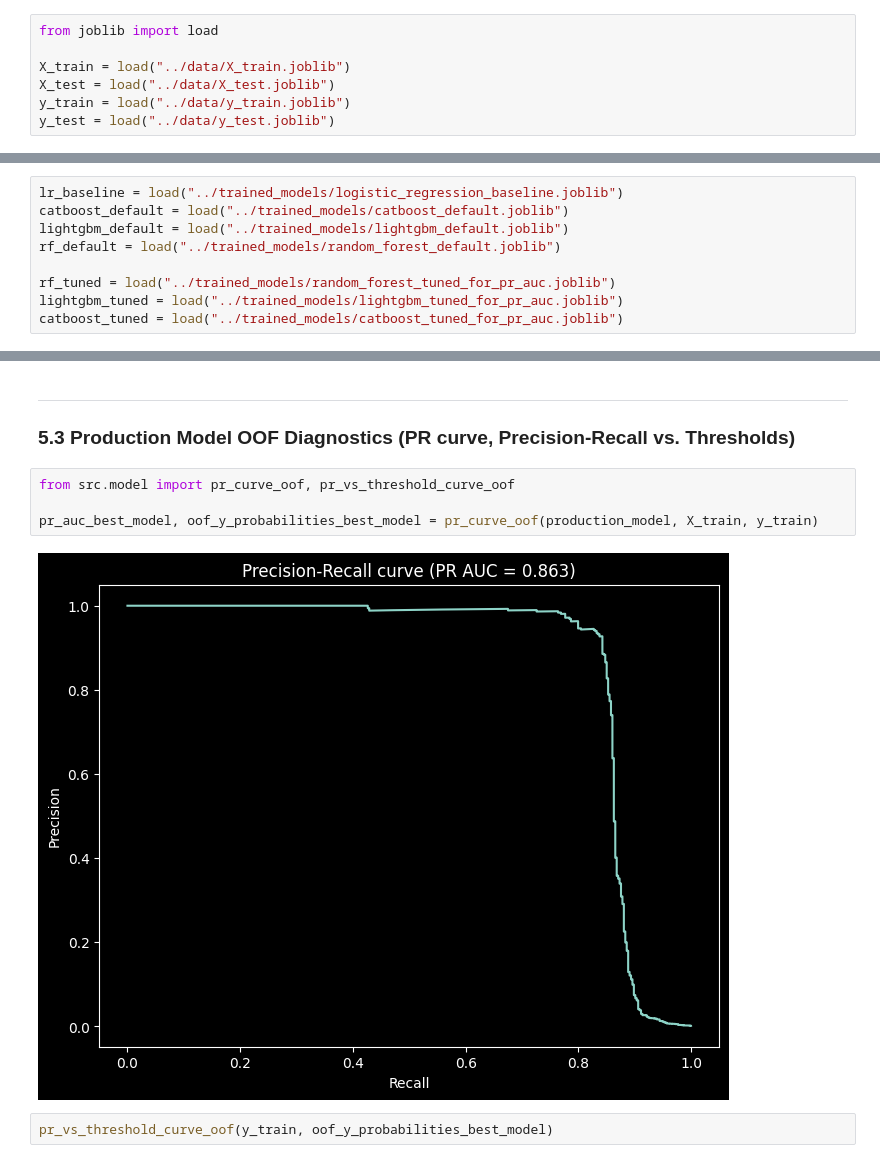
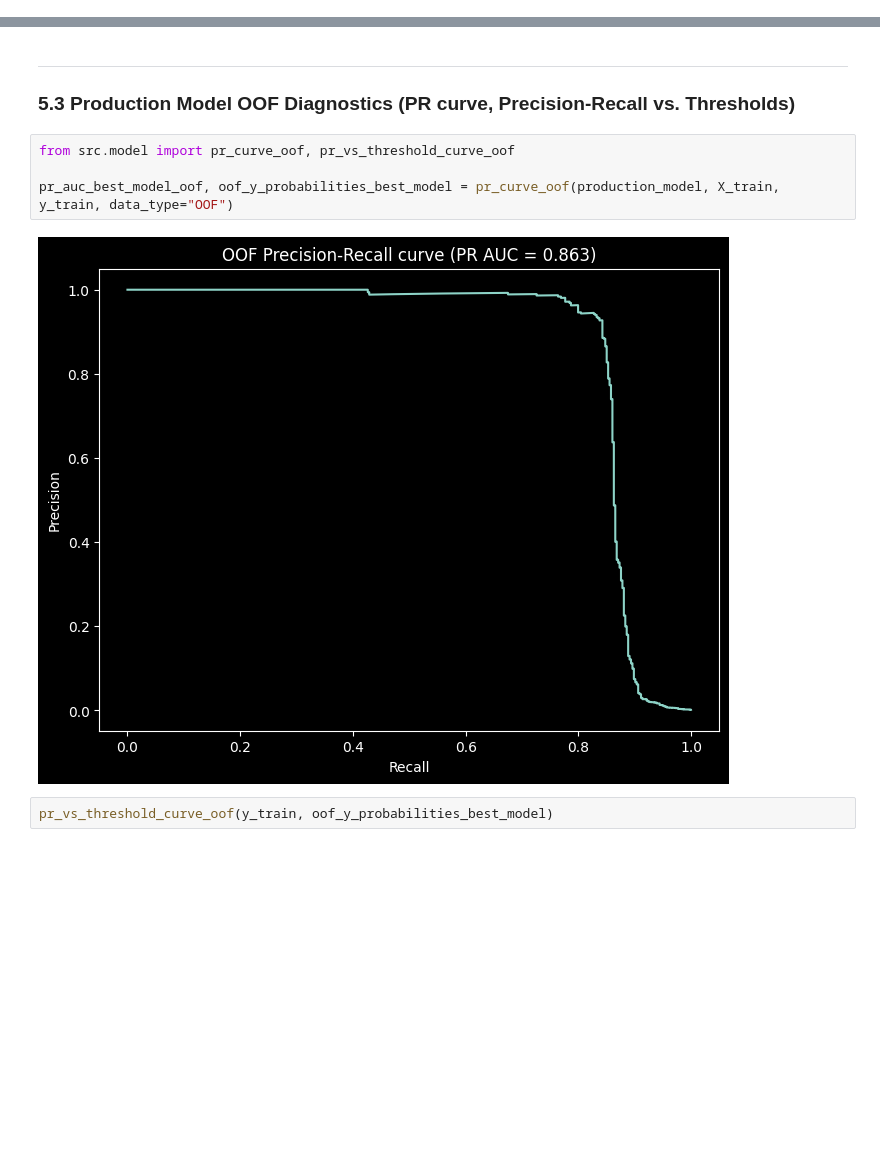
Before and after one commit to MohanadAlemam/fraud-detection-credit-card, a Jupyter notebook: notebooks/05_results_analysis.ipynb, the cells around one changed output, grey strips where cells are left out. Cells and saved outputs as stored; diff of their text form; blank space fills up the shorter version.

```diff
--- a/notebooks/05_results_analysis.ipynb
+++ b/notebooks/05_results_analysis.ipynb
@@ -48,10 +48,3 @@ rf_default       = load(MODELS_PATH / "random_forest_default.joblib")
 rf_tuned    = load(MODELS_PATH / "random_forest_tuned_for_pr_auc.joblib")
 lightgbm_tuned  = load(MODELS_PATH / "lightgbm_tuned_for_pr_auc.joblib")
 catboost_tuned  = load(MODELS_PATH / "catboost_tuned_for_pr_auc.joblib")
-# %%
-from joblib import load
-
-X_train = load("../data/X_train.joblib")
-X_test = load("../data/X_test.joblib")
-y_train = load("../data/y_train.joblib")
-y_test = load("../data/y_test.joblib")
@@ -62,12 +51,3 @@ X_train.shape, y_train.shape, X_test.shape, y_test.shape
-# %%
-lr_baseline = load("../trained_models/logistic_regression_baseline.joblib")
-catboost_default = load("../trained_models/catboost_default.joblib")
-lightgbm_default = load("../trained_models/lightgbm_default.joblib")
-rf_default = load("../trained_models/random_forest_default.joblib")
-
-rf_tuned = load("../trained_models/random_forest_tuned_for_pr_auc.joblib")
-lightgbm_tuned = load("../trained_models/lightgbm_tuned_for_pr_auc.joblib")
-catboost_tuned = load("../trained_models/catboost_tuned_for_pr_auc.joblib")
 # %% [markdown]
 ----
 ### 5.2 Production Model Selection Based on OOF Performance Analysis
@@ -111,9 +91,9 @@ production_model = lightgbm_tuned
 # %%
 from src.model import pr_curve_oof, pr_vs_threshold_curve_oof
 
-pr_auc_best_model, oof_y_probabilities_best_model = pr_curve_oof(production_model, X_train, y_train)
+pr_auc_best_model_oof, oof_y_probabilities_best_model = pr_curve_oof(production_model, X_train, y_train, data_type="OOF")
 # %% [output]
-[figure, old version]
+[figure, new version]
 # %%
 pr_vs_threshold_curve_oof(y_train, oof_y_probabilities_best_model)
 # %% [output]
```
Also changed, not shown: parts of 3 cells of this notebook.
